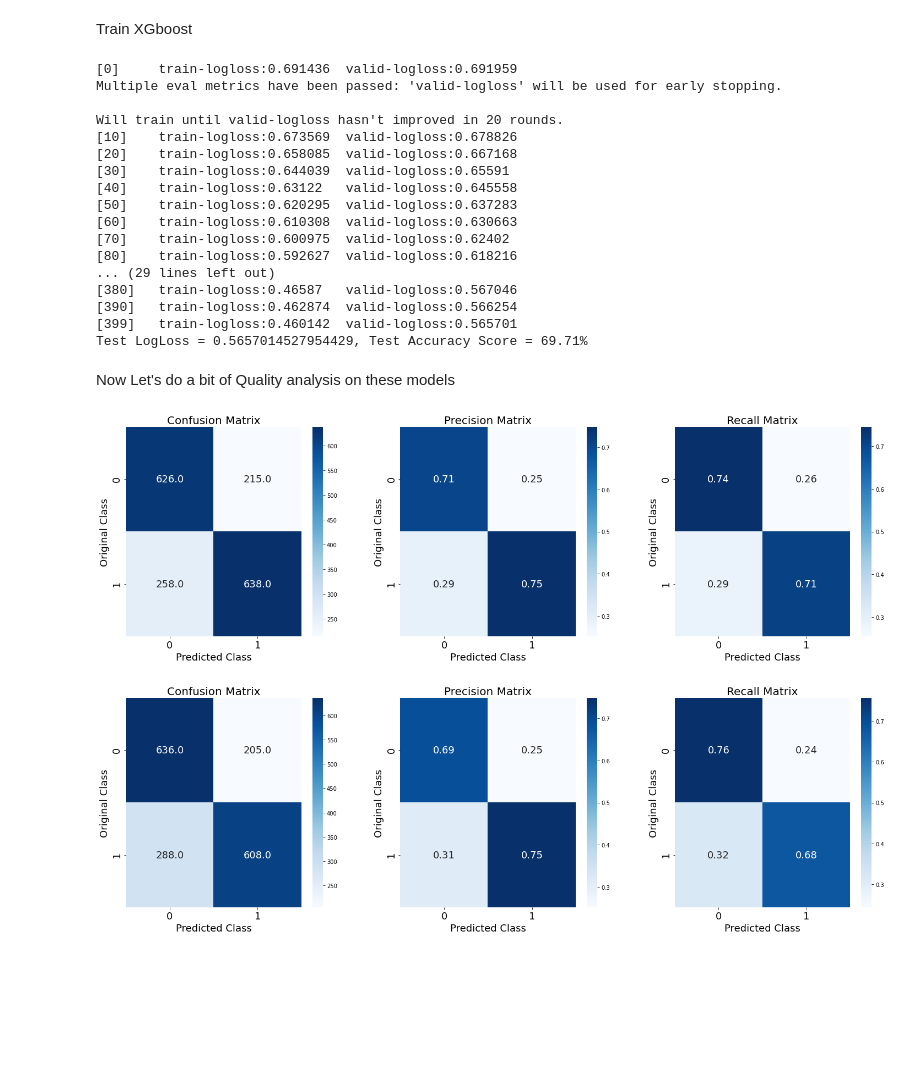
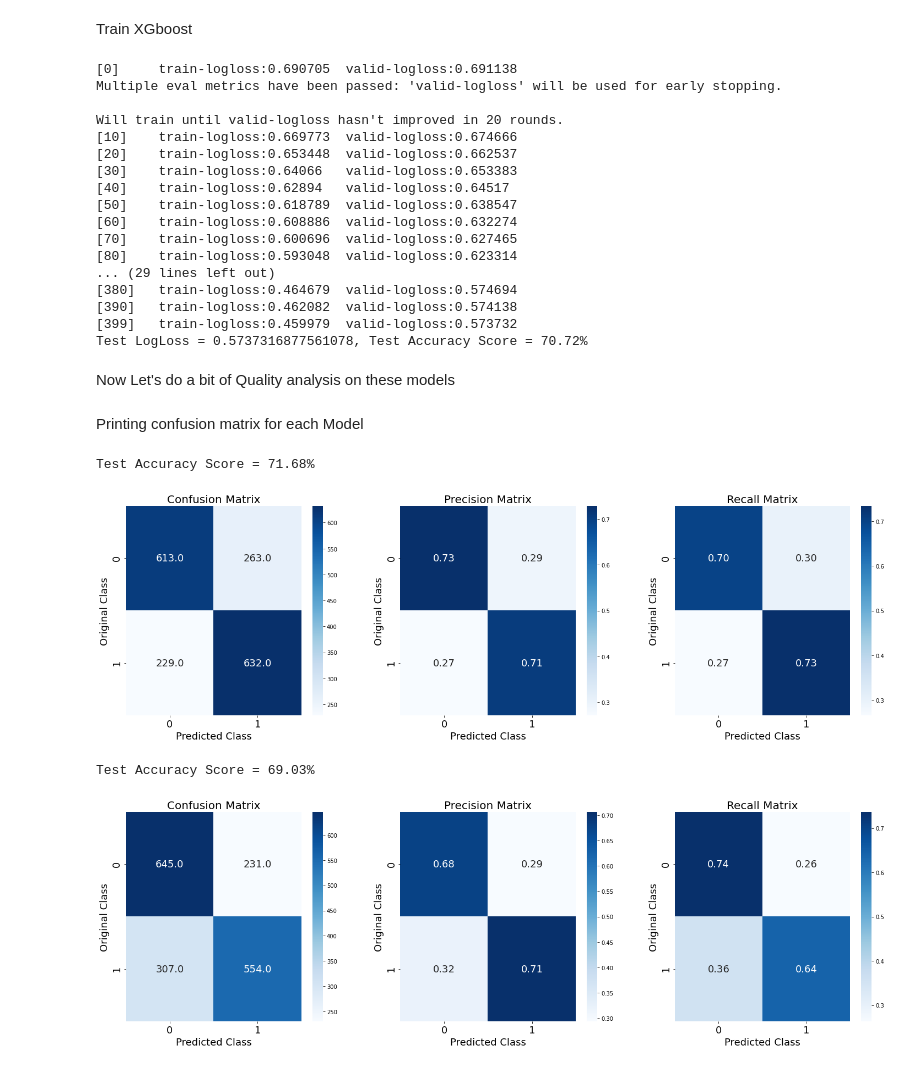
Before and after one commit to anandchndrn93/DisaterTweets, a Jupyter notebook: notebook.ipynb, the cells around one changed output. Cells and saved outputs as stored; diff of their text form; code cells hidden in the pictures; blank space fills up the shorter version.

```diff
--- a/notebook.ipynb
+++ b/notebook.ipynb
@@ -469,7 +473,8 @@ def stem_words(w):
     return stemmer.stem(w)
 data_train['keyword'] = data_train['keyword'].apply(stem_words)
 data_train['location'] = data_train['location'].apply(stem_words)
-data_train['text']=data_train['location']+" "+data_train['keyword']+" "+data_train['text']  #combining location, keword and text feature
+data_train['combined_text']=data_train['location']+" "+data_train['keyword']+" "+data_train['text']  #combining location, keword and text feature
+data_train['text_keword']=data_train['keyword']+" "+data_train['text']  #combining location, keword and text feature
 # %%
 data_train.head()
 # %% [output]
@@ -496,7 +501,13 @@ sns.barplot(y=data_raw_Disaster['keyword'].value_counts()[:10].index,  #plot dis
 # %%
-X=data_train[['text']]
+X=data_train[['combined_text','text_keword']]
 Y=data_train['target']
-X_train, X_test, Y_train, Y_test = train_test_split(X, Y, test_size=0.2,
+X_train_Temp, X_test_Temp, Y_train, Y_test = train_test_split(X, Y, test_size=0.2,
                                                     random_state=42)#split data for train and test
-X_train, X_validation, Y_train, Y_validation = train_test_split(X_train, Y_train, test_size=0.2,
+X_train_Temp, X_validation_Temp, Y_train, Y_validation = train_test_split(X_train_Temp, Y_train, test_size=0.2,
                                                     random_state=42) #split data for train and validation
+X_train=X_train_Temp[['combined_text']]
+X_validation=X_validation_Temp[['combined_text']]
+X_test=X_test_Temp[['combined_text']]
+X_train.rename(columns = {'combined_text': 'text'}, inplace = True)
+X_validation.rename(columns = {'combined_text': 'text'}, inplace = True)
+X_test.rename(columns = {'combined_text': 'text'}, inplace = True)
@@ -847,23 +863,23 @@ print('Test LogLoss = {}, Test Accuracy Score = {}%'.format(LR_LogLoss, round((f
 Log_Loss.append(LR_LogLoss)
 Accuracy_Scores.append(LR_Accuracy)
 # %% [output]
-[0]     train-logloss:0.691436  valid-logloss:0.691959
+[0]     train-logloss:0.690705  valid-logloss:0.691138
 Multiple eval metrics have been passed: 'valid-logloss' will be used for early stopping.
 
 Will train until valid-logloss hasn't improved in 20 rounds.
-[10]    train-logloss:0.673569  valid-logloss:0.678826
-[20]    train-logloss:0.658085  valid-logloss:0.667168
-[30]    train-logloss:0.644039  valid-logloss:0.65591
-[40]    train-logloss:0.63122   valid-logloss:0.645558
-[50]    train-logloss:0.620295  valid-logloss:0.637283
-[60]    train-logloss:0.610308  valid-logloss:0.630663
-[70]    train-logloss:0.600975  valid-logloss:0.62402
-[80]    train-logloss:0.592627  valid-logloss:0.618216
+[10]    train-logloss:0.669773  valid-logloss:0.674666
+[20]    train-logloss:0.653448  valid-logloss:0.662537
+[30]    train-logloss:0.64066   valid-logloss:0.653383
+[40]    train-logloss:0.62894   valid-logloss:0.64517
+[50]    train-logloss:0.618789  valid-logloss:0.638547
+[60]    train-logloss:0.608886  valid-logloss:0.632274
+[70]    train-logloss:0.600696  valid-logloss:0.627465
+[80]    train-logloss:0.593048  valid-logloss:0.623314
 ... (29 lines left out)
-[380]   train-logloss:0.46587   valid-logloss:0.567046
-[390]   train-logloss:0.462874  valid-logloss:0.566254
-[399]   train-logloss:0.460142  valid-logloss:0.565701
-Test LogLoss = 0.5657014527954429, Test Accuracy Score = 69.71%
+[380]   train-logloss:0.464679  valid-logloss:0.574694
+[390]   train-logloss:0.462082  valid-logloss:0.574138
+[399]   train-logloss:0.459979  valid-logloss:0.573732
+Test LogLoss = 0.5737316877561078, Test Accuracy Score = 70.72%
 # %% [markdown]
 Now Let's do a bit of Quality analysis on these models
 # %%
@@ -918,17 +934,25 @@ def print_confusionMatrix(Y_TestLabels, PredictedLabels):
 
     plt.subplots_adjust(wspace = 0.25)
     plt.show()
+# %% [markdown]
+Printing confusion matrix for each Model
 # %%
 #print confusion matrix for XGDClassifier
 TestFinalStd = Scalar.transform(TestFinal)
+LR_Accuracy = accuracy_score(TestFinalLabels,sgd_model.predict(TestFinalStd))
+print('Test Accuracy Score = {}%'.format(round((float(LR_Accuracy))*100,2)))
 print_confusionMatrix(TestFinalLabels, sgd_model.predict(TestFinalStd))
 # %% [output]
+Test Accuracy Score = 71.68%
-[figure, old version]
+[figure, new version]
 # %%
 #Print confusion maxtrix for XGBoost
 test = xgb.DMatrix(TestFinal, label=TestFinalLabels)
-print_confusionMatrix(TestFinalLabels,  list(map(lambda x: int(x>0.5), xgboost_model.predict(test))))
+LR_Accuracy = accuracy_score(TestFinalLabels, list(map(lambda x: int(x>0.5), xgboost_model.predict(test))))
+print('Test Accuracy Score = {}%'.format(round((float(LR_Accuracy))*100,2)))
+print_confusionMatrix(TestFinalLabels,  list(map(lambda x: int(x>0.5), xgboost_model.predict(test))) )
 # %% [output]
+Test Accuracy Score = 69.03%
-[figure, old version]
+[figure, new version]
 # %%
 #Print confusion matrx for lstm
```
Also changed, not shown: parts of 42 cells of this notebook.
